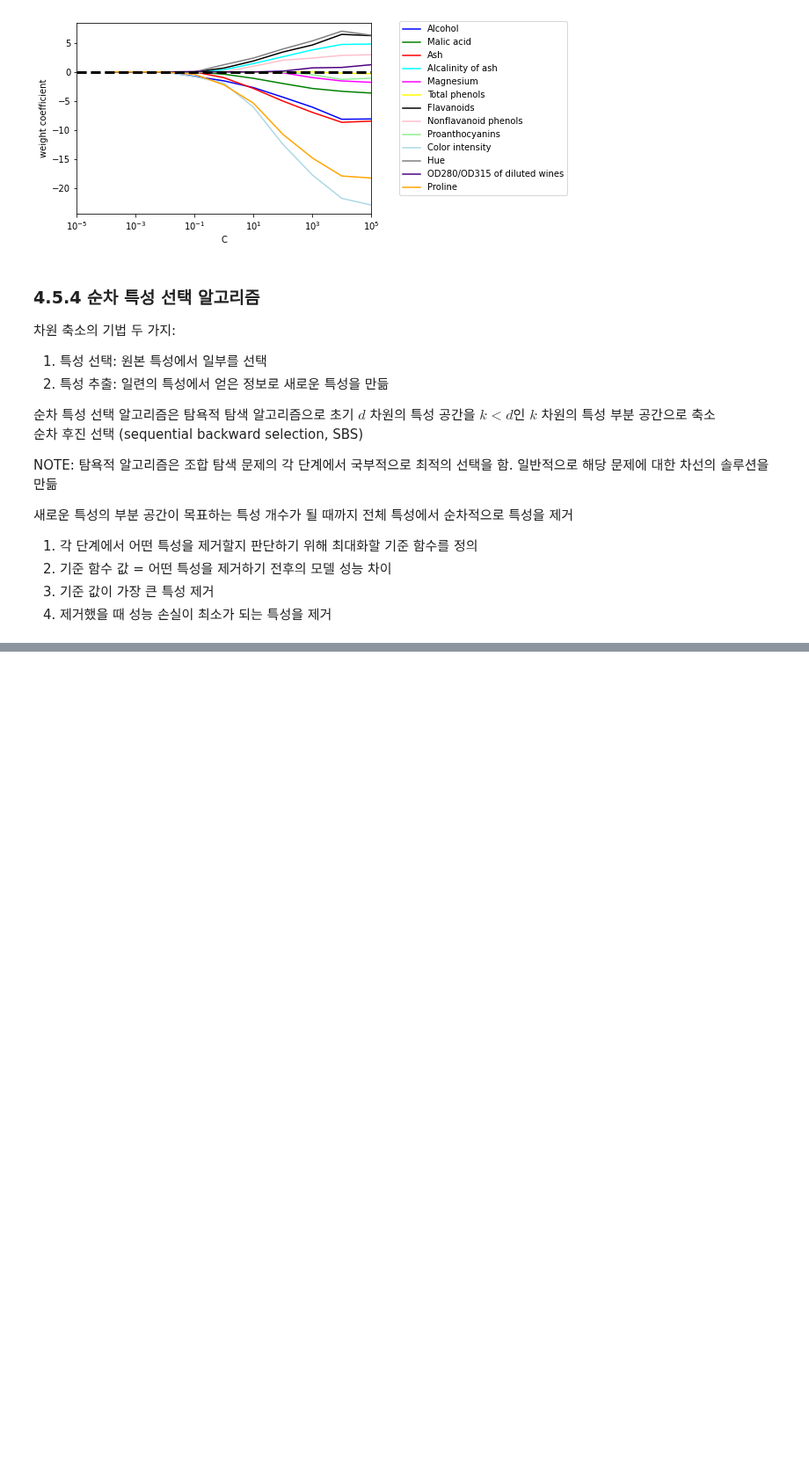
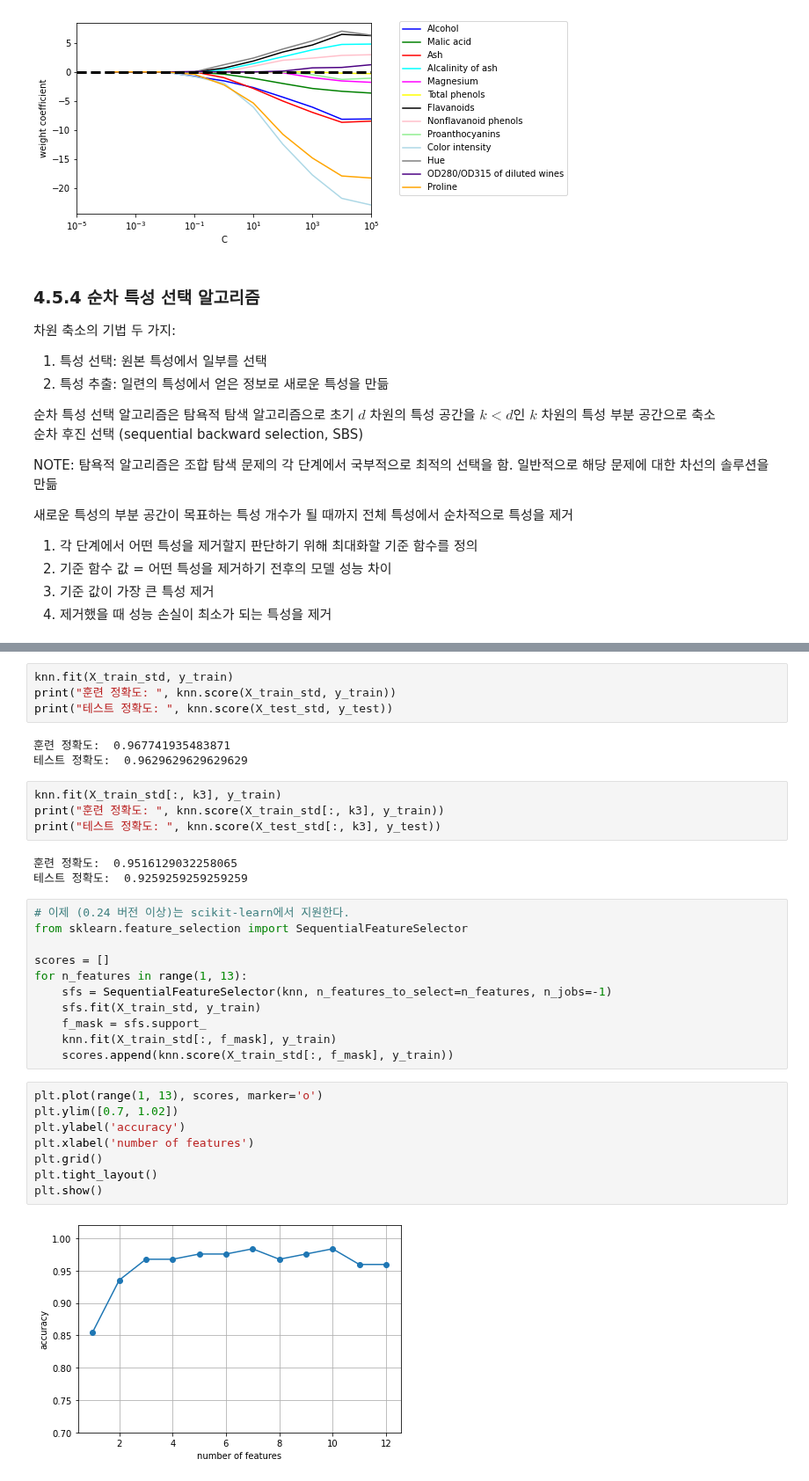
Before and after one commit to sunghyouk/study_room, a Jupyter notebook: python_ML/ex_chapter_4.ipynb, the cells around one changed output, grey strips where cells are left out. Shown at 88% size. Drawn from its saved outputs; the diff is of its cells as text; blank space fills up the shorter version.

```diff
--- a/python_ML/ex_chapter_4.ipynb
+++ b/python_ML/ex_chapter_4.ipynb
@@ -506,0 +535,35 @@ NOTE: 탐욕적 알고리즘은 조합 탐색 문제의 각 단계에서 국부
+# %%
+knn.fit(X_train_std, y_train)
+print("훈련 정확도: ", knn.score(X_train_std, y_train))
+print("테스트 정확도: ", knn.score(X_test_std, y_test))
+# %% [output]
+훈련 정확도:  0.967741935483871
+테스트 정확도:  0.9629629629629629
+# %%
+knn.fit(X_train_std[:, k3], y_train)
+print("훈련 정확도: ", knn.score(X_train_std[:, k3], y_train))
+print("테스트 정확도: ", knn.score(X_test_std[:, k3], y_test))
+# %% [output]
+훈련 정확도:  0.9516129032258065
+테스트 정확도:  0.9259259259259259
+# %%
+# 이제 (0.24 버전 이상)는 scikit-learn에서 지원한다.
+from sklearn.feature_selection import SequentialFeatureSelector
+
+scores = []
+for n_features in range(1, 13):
+    sfs = SequentialFeatureSelector(knn, n_features_to_select=n_features, n_jobs=-1)
+    sfs.fit(X_train_std, y_train)
+    f_mask = sfs.support_
+    knn.fit(X_train_std[:, f_mask], y_train)
+    scores.append(knn.score(X_train_std[:, f_mask], y_train))
+# %%
+plt.plot(range(1, 13), scores, marker='o')
+plt.ylim([0.7, 1.02])
+plt.ylabel('accuracy')
+plt.xlabel('number of features')
+plt.grid()
+plt.tight_layout()
+plt.show()
+# %% [output]
+[figure, added]
```
Also changed, not shown: parts of 3 cells of this notebook.
